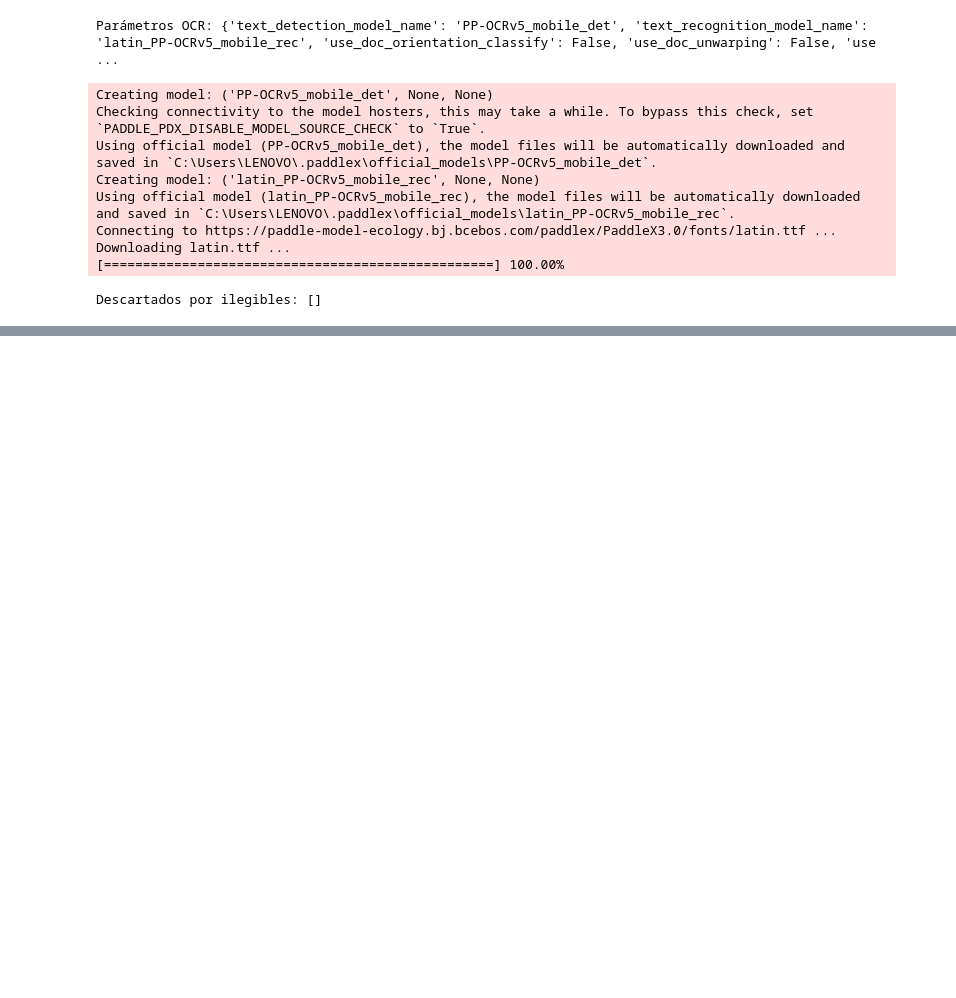
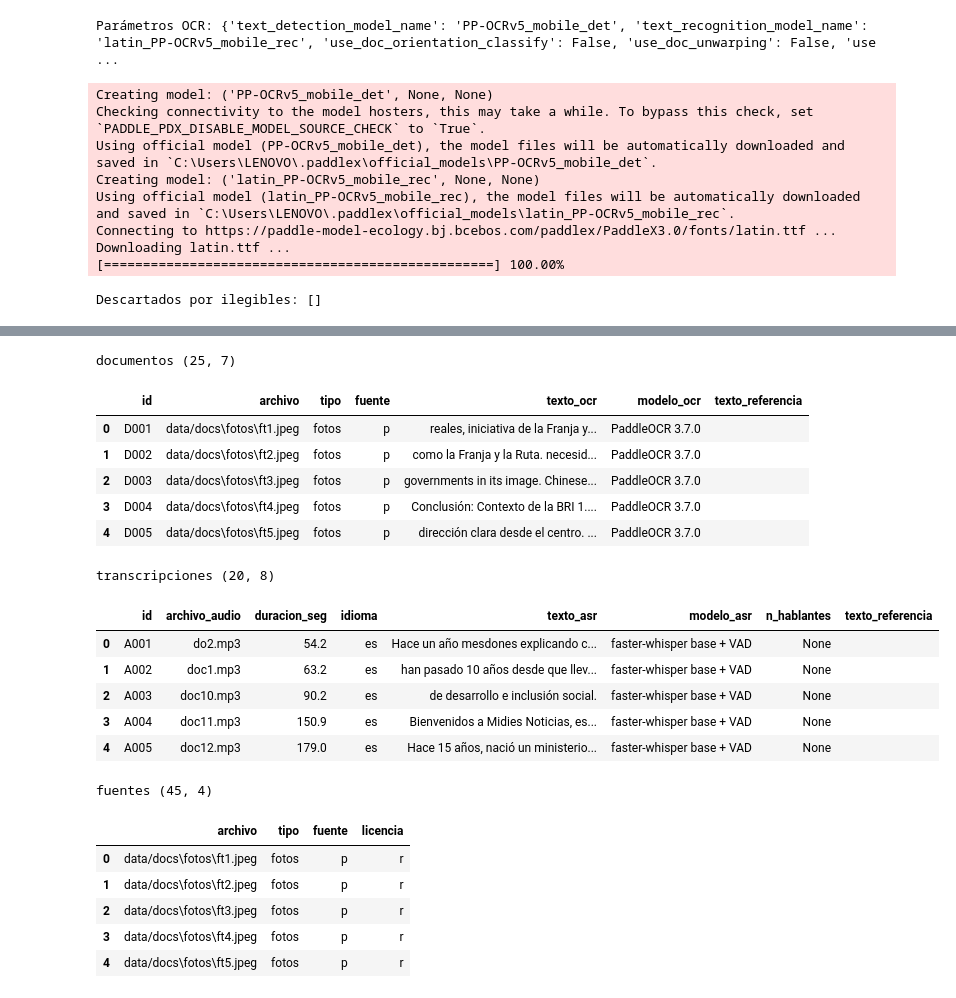
Before and after one commit to FlaviaRomero/TAREA2, a Jupyter notebook: 01_extraccion.ipynb, the cells around one changed output, grey strips where cells are left out. Saved outputs shown, nothing was run; the diff lists cells and outputs as text; code cells hidden in the pictures; blank space fills up the shorter version.

Commit message:
notebooks, datos y dashboard

```diff
--- a/01_extraccion.ipynb
+++ b/01_extraccion.ipynb
@@ -141,0 +144,19 @@ print(len(trans), "clips |", round(trans["duracion_seg"].sum()/60, 1) if len(tra
+# %%
+try:
+    import spacy; nlp = spacy.load("es_core_news_md")
+except Exception:
+    nlp = None; print("spaCy no disponible: solo regex")
+conteo = {"PERSONA": 0, "DNI": 0, "TEL": 0, "EMAIL": 0}
+
+def seudonimizar(t):
+    for pat, et in [(r"\S+@\S+", "EMAIL"), (r"\b9\d{8}\b", "TEL"), (r"\b\d{8}\b", "DNI")]:
+        t, n = re.subn(pat, f"[{et}]", t); conteo[et] += n
+    if nlp:
+        for e in reversed(nlp(t).ents):
+            if e.label_ == "PER":
+                t = t[:e.start_char] + "[PERSONA]" + t[e.end_char:]; conteo["PERSONA"] += 1
+    return t
+
+docs["texto_ocr"] = docs["texto_ocr"].apply(seudonimizar)
+if len(trans): trans["texto_asr"] = trans["texto_asr"].apply(seudonimizar)
+print("Entidades reemplazadas:", conteo, "| Total:", sum(conteo.values()))
@@ -141,0 +165,13 @@ print(len(trans), "clips |", round(trans["duracion_seg"].sum()/60, 1) if len(tra
+# %%
+docs["longitud"] = docs["texto_ocr"].str.len()
+top = docs["tipo"].value_counts()
+px.histogram(docs, x="tipo", title=f"'{top.index[0]}' es el tipo más frecuente del corpus ({top.iloc[0]} de {len(docs)} documentos)").show()
+
+if len(trans):
+    med = trans["duracion_seg"].median()
+    px.histogram(trans, x="duracion_seg", nbins=15,
+                 title=f"Los clips duran típicamente ~{med:.0f} s (mediana); total {trans['duracion_seg'].sum()/60:.0f} min").show()
+
+lt = docs.groupby("tipo")["longitud"].median().sort_values()
+px.histogram(docs, x="longitud", color="tipo", nbins=20,
+             title=f"'{lt.index[0]}' produce los textos OCR más cortos (mediana {lt.iloc[0]:.0f} caracteres)").show()
@@ -141,0 +199,35 @@ print(len(trans), "clips |", round(trans["duracion_seg"].sum()/60, 1) if len(tra
+# %%
+docs["id"] = [f"D{i+1:03}" for i in range(len(docs))]
+docs["fuente"] = docs["tipo"].map(lambda t: FUENTES.get(t, ("", ""))[0])
+docs["texto_referencia"] = ""
+fuentes = pd.DataFrame([{"archivo": a, "tipo": t, "fuente": FUENTES[t][0], "licencia": FUENTES[t][1]}
+                        for a, t in zip(docs["archivo"], docs["tipo"])] +
+                       [{"archivo": a, "tipo": "audio", "fuente": FUENTES["audio"][0], "licencia": FUENTES["audio"][1]}
+                        for a in trans["archivo_audio"]])
+
+docs_out = docs[["id","archivo","tipo","fuente","texto_ocr","modelo_ocr","texto_referencia"]]
+for nombre, df in [("documentos", docs_out), ("transcripciones", trans), ("fuentes", fuentes)]:
+    df.to_csv(f"datos/{nombre}.csv", index=False, encoding="utf-8-sig")
+    print(nombre, df.shape); display(df.head())
+# %% [output]
+documentos (25, 7)
+|  | id | archivo | tipo | fuente | texto_ocr | modelo_ocr | texto_referencia |
+| 0 | D001 | data/docs\fotos\ft1.jpeg | fotos | p | reales, iniciativa de la Franja y... | PaddleOCR 3.7.0 |  |
+| 1 | D002 | data/docs\fotos\ft2.jpeg | fotos | p | como la Franja y la Ruta. necesid... | PaddleOCR 3.7.0 |  |
+| 2 | D003 | data/docs\fotos\ft3.jpeg | fotos | p | governments in its image. Chinese... | PaddleOCR 3.7.0 |  |
+| 3 | D004 | data/docs\fotos\ft4.jpeg | fotos | p | Conclusión: Contexto de la BRI 1.... | PaddleOCR 3.7.0 |  |
+| 4 | D005 | data/docs\fotos\ft5.jpeg | fotos | p | dirección clara desde el centro. ... | PaddleOCR 3.7.0 |  |
+transcripciones (20, 8)
+|  | id | archivo_audio | duracion_seg | idioma | texto_asr | modelo_asr | n_hablantes | texto_referencia |
+| 0 | A001 | do2.mp3 | 54.2 | es | Hace un año mesdones explicando c... | faster-whisper base + VAD | None |  |
+| 1 | A002 | doc1.mp3 | 63.2 | es | han pasado 10 años desde que llev... | faster-whisper base + VAD | None |  |
+| 2 | A003 | doc10.mp3 | 90.2 | es | de desarrollo e inclusión social. | faster-whisper base + VAD | None |  |
+| 3 | A004 | doc11.mp3 | 150.9 | es | Bienvenidos a Midies Noticias, es... | faster-whisper base + VAD | None |  |
+| 4 | A005 | doc12.mp3 | 179.0 | es | Hace 15 años, nació un ministerio... | faster-whisper base + VAD | None |  |
+fuentes (45, 4)
+|  | archivo | tipo | fuente | licencia |
+| 0 | data/docs\fotos\ft1.jpeg | fotos | p | r |
+| 1 | data/docs\fotos\ft2.jpeg | fotos | p | r |
+| 2 | data/docs\fotos\ft3.jpeg | fotos | p | r |
+| 3 | data/docs\fotos\ft4.jpeg | fotos | p | r |
+| 4 | data/docs\fotos\ft5.jpeg | fotos | p | r |
```
Also changed, not shown: parts of 4 cells of this notebook, 9 other files.
